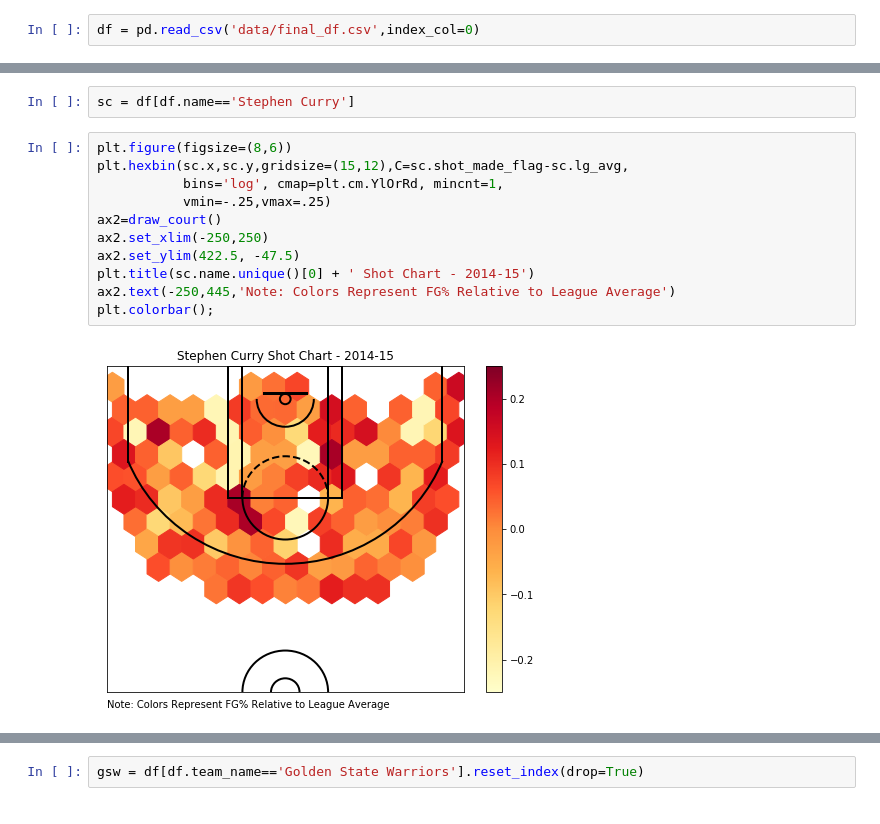
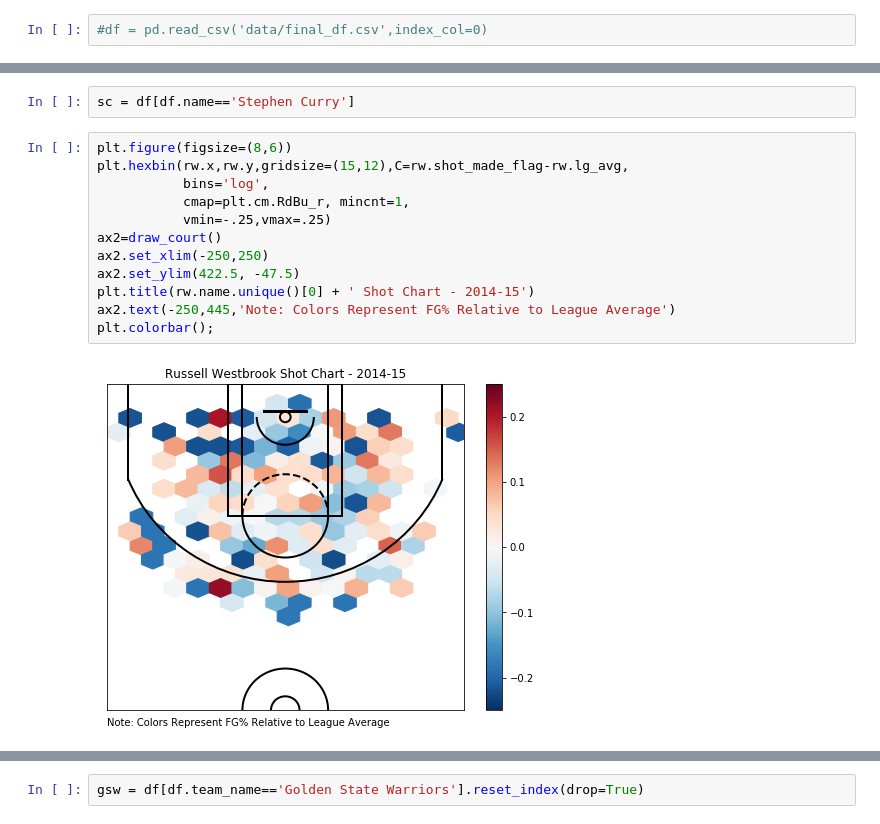
Before and after one commit to slieb74/NBA-Shot-Analysis, a Jupyter notebook: visualizations.ipynb, the cells around one changed output, grey strips where cells are left out. Cells and saved outputs as stored; diff of their text form.

```diff
--- a/visualizations.ipynb
+++ b/visualizations.ipynb
@@ -25,4 +25,4 @@ from shot_chart_viz import find_shootingPcts, draw_court, acquire_playerPic, cdi
 # %%
-df = pd.read_csv('data/final_df.csv',index_col=0)
+#df = pd.read_csv('data/final_df.csv',index_col=0)
 # %% [markdown]
 ## SHOT CHARTS + DROPDOWNS
@@ -231,17 +243,18 @@ plt.colorbar();
 sc = df[df.name=='Stephen Curry']
 # %%
 plt.figure(figsize=(8,6))
-plt.hexbin(sc.x,sc.y,gridsize=(15,12),C=sc.shot_made_flag-sc.lg_avg,
-           bins='log', cmap=plt.cm.YlOrRd, mincnt=1,
+plt.hexbin(rw.x,rw.y,gridsize=(15,12),C=rw.shot_made_flag-rw.lg_avg,
+           bins='log',
+           cmap=plt.cm.RdBu_r, mincnt=1,
            vmin=-.25,vmax=.25)
 ax2=draw_court()
 ax2.set_xlim(-250,250)
 ax2.set_ylim(422.5, -47.5)
-plt.title(sc.name.unique()[0] + ' Shot Chart - 2014-15')
+plt.title(rw.name.unique()[0] + ' Shot Chart - 2014-15')
 ax2.text(-250,445,'Note: Colors Represent FG% Relative to League Average')
 plt.colorbar();
 # %% [output]
-[figure, old version]
+[figure, new version]
 # %%
 plt.hexbin(sc.x[sc.shot_area=='C'],sc.y[sc.shot_area=='C'], gridsize=(15,24),
            C=sc.shot_made_flag[sc.shot_area=='C']-sc.lg_avg[sc.shot_area=='C'], bins='log',
```
Also changed, not shown: parts of 16 cells of this notebook.
